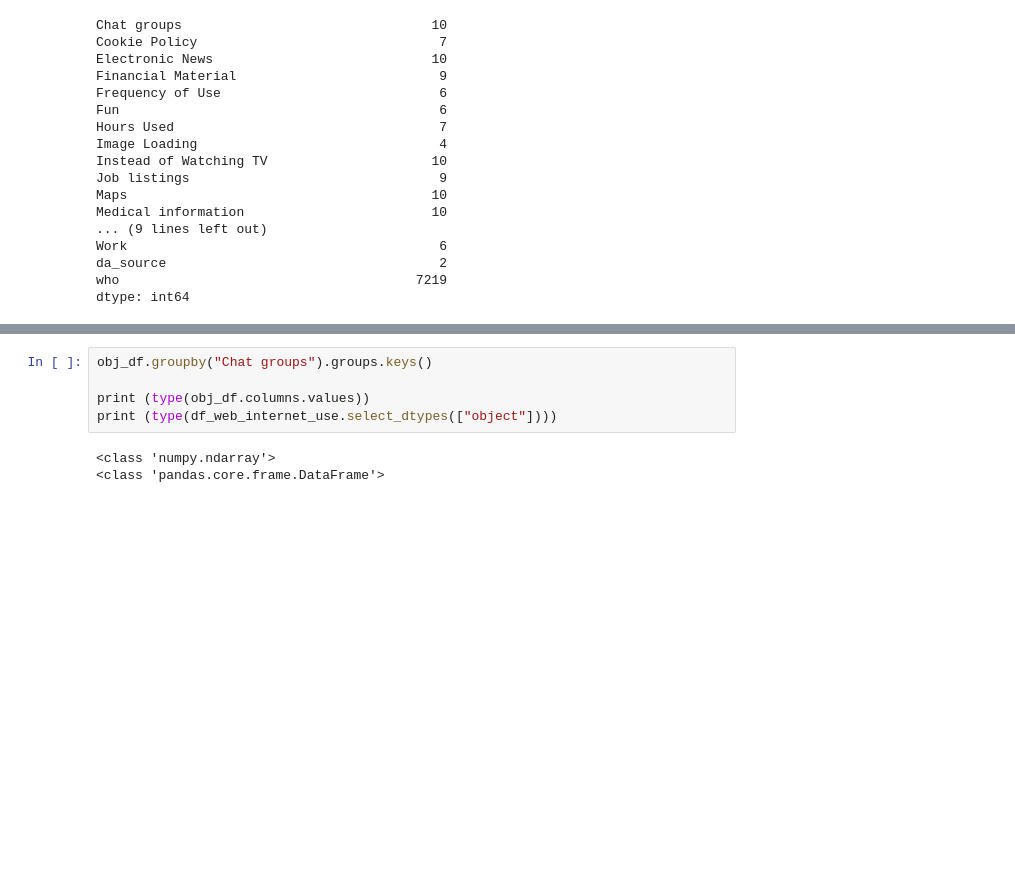
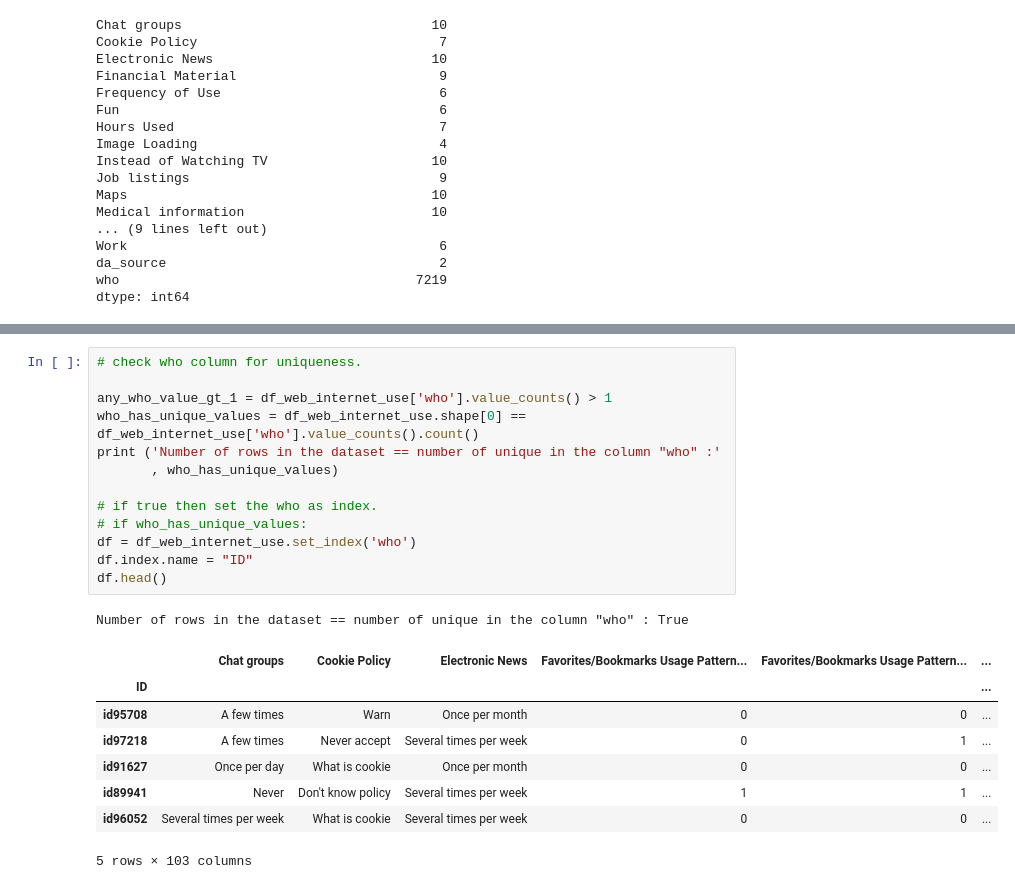
Before and after one commit to charsh12/DS-Career-Track, a Jupyter notebook: Unit 7/Capstone 2/Notebook/Cap2_Data_Readiness.ipynb, the cells around one changed output, grey strips where cells are left out. Drawn from its saved outputs; the diff is of its cells as text; blank space fills up the shorter version.

```diff
--- a/Unit 7/Capstone 2/Notebook/Cap2_Data_Readiness.ipynb
+++ b/Unit 7/Capstone 2/Notebook/Cap2_Data_Readiness.ipynb
@@ -255,11 +208,26 @@ Telephone listings                         11
 Work                                        6
 who                                      7219
 dtype: int64
-# %%
-obj_df.groupby("Chat groups").groups.keys()
-
-print (type(obj_df.columns.values))
-print (type(df_web_internet_use.select_dtypes(["object"])))
-# %% [output]
-<class 'numpy.ndarray'>
-<class 'pandas.core.frame.DataFrame'>
+# %%
+# check who column for uniqueness.
+
+any_who_value_gt_1 = df_web_internet_use['who'].value_counts() > 1
+who_has_unique_values = df_web_internet_use.shape[0] == df_web_internet_use['who'].value_counts().count()
+print ('Number of rows in the dataset == number of unique in the column "who" :'
+       , who_has_unique_values)
+
+# if true then set the who as index.
+# if who_has_unique_values:
+df = df_web_internet_use.set_index('who')
+df.index.name = "ID"
+df.head()
+# %% [output]
+Number of rows in the dataset == number of unique in the column "who" : True
+|  | Chat groups | Cookie Policy | Electronic News | Favorites/Bookmarks Usage Pattern... | Favorites/Bookmarks Usage Pattern... | ... |
+| ID |  |  |  |  |  | ... |
+| id95708 | A few times | Warn | Once per month | 0 | 0 | ... |
+| id97218 | A few times | Never accept | Several times per week | 0 | 1 | ... |
+| id91627 | Once per day | What is cookie | Once per month | 0 | 0 | ... |
+| id89941 | Never | Don't know policy | Several times per week | 1 | 1 | ... |
+| id96052 | Several times per week | What is cookie | Several times per week | 0 | 0 | ... |
+5 rows × 103 columns
```
Also changed, not shown: parts of 21 cells of this notebook, 2 other files.
